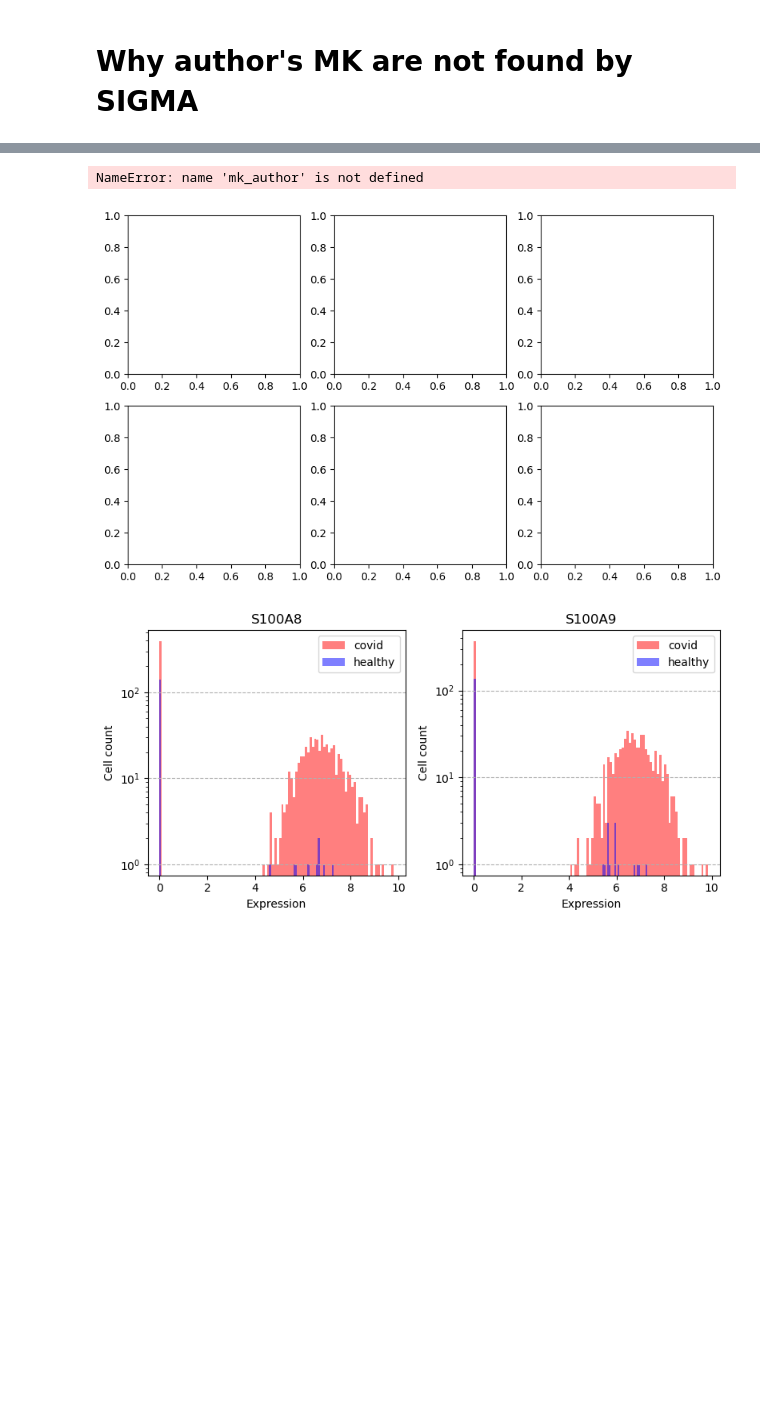
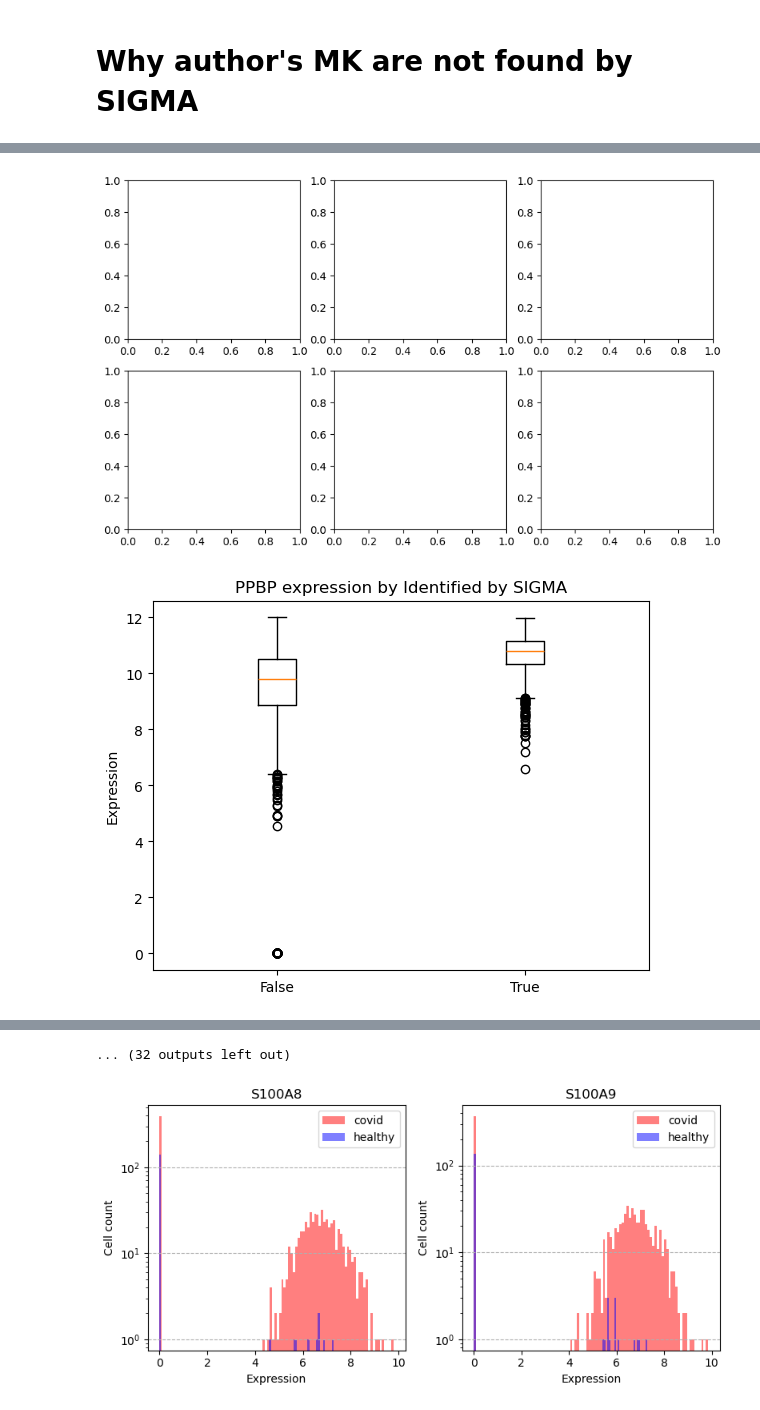
Before and after one commit to Guitout31415/SIGMA, a Jupyter notebook: notebooks/compare_fortman_sigma.ipynb, the cells around one changed output, grey strips where cells are left out. Drawn from its saved outputs; the diff is of its cells as text; code cells hidden in the pictures; blank space fills up the shorter version.

```diff
--- a/notebooks/compare_fortman_sigma.ipynb
+++ b/notebooks/compare_fortman_sigma.ipynb
@@ -67,7 +67,18 @@ def plot_gene_expression_summary(adata, top_genes, category, title=None, ax=None
             gene_vals = melted[melted["gene"] == gene]
             grp1 = gene_vals[gene_vals[category] == group_levels[0]]["expression"]
             grp2 = gene_vals[gene_vals[category] == group_levels[1]]["expression"]
-            _, pval = ttest_ind(grp1, grp2, alternative='two-sided', equal_var=False)
+            # Boxplot of expression for the two groups
+            fig_box, ax_box = plt.subplots()
+            ax_box.boxplot(
+                [grp1.values, grp2.values],
+                labels=[str(group_levels[0]), str(group_levels[1])]
+            )
+            ax_box.set_title(f"{gene} expression by {category}")
+            ax_box.set_ylabel("Expression")
+            plt.show()
+
+            # Compute p-value for significance stars on the barplot
+            _, pval = mannwhitneyu(grp1, grp2, alternative='two-sided')
             pvalues[gene] = pval
 
 
@@ -260,7 +271,7 @@ plt.show()
 # %% [markdown]
 # Why author's MK are not found by SIGMA
 # %%
-mk_author_not_sigma = adata_sumry[(adata_sumry.obs["celltype"] == "megakaryocytes") & (adata_sumry.obs["Identified by SIGMA"] == "False")]
+mk_author_not_sigma = adata_sumry[adata_sumry.obs["celltype"] == "megakaryocytes"]
 mk_sigma = adata_sumry[adata_sumry.obs["Identified by SIGMA"] == "True"]
 
 sc.tl.pca(mk_author_not_sigma)
@@ -366,28 +377,30 @@ plot_all_in_one(A, S, macro, bins=200, logy=True, xlim_left=0)
 # %%
-mk_mature = ['GP6', 'PPBP', 'FCGR2A', 'ITGB3', 'ITGA2B', 'PF4', 'GP1BA', 'CD40LG']
-Tlympho = ['CD3D', 'CD4', 'CD3E', 'CD3G', 'PTPRC', 'CD8B', 'CD8A']
-mono = ['CCR2', 'FCN1', 'FCGR3A', 'CD14', 'VCAN', 'LYZ']
-macro = ['CD14', 'CD68', 'ITGAM', 'FCGR1A']
-neutro = ['CSF3R', 'FUT4', 'FCGR3B', 'ITGAM', 'CXCR4', 'MPO', 'CD101']
-Blympho = ['EBF1', 'PAX5', 'CD19', 'MS4A1', 'CD79A']
+mk_mature = ['PPBP', 'PF4', 'GP6', 'CD40LG', 'ITGA2B', 'ITGB3', 'FCGR2A', 'GP1BA']
+Tlympho = ['CD3G', 'CD4', 'CD8A', 'PTPRC', 'CD3D', 'CD3E', 'CD8B']
+mono = ['FCGR3A', 'VCAN', 'CD14', 'FCN1', 'LYZ', 'CCR2']
+macro = ['FCGR3A', 'FCGR1A', 'LGALS3', 'CD14', 'CD163', 'CSF1R', 'AIF1', 'CD68', 'ITGAM']
+neutro = ['FUT4', 'MPO', 'CXCR4', 'CSF3R', 'FCGR3B', 'CD101', 'ITGAM']
+Blympho = ['CD79A', 'CD19', 'MS4A1', 'EBF1', 'PAX5']
 
 fig, ax = plt.subplots(2, 3, figsize=(10, 6))
 
-plot_gene_expression_summary(mk_author, mk_mature, "Identified by SIGMA", title="Mature MK markers", ax=ax[0,0])
+plot_gene_expression_summary(mk_author_not_sigma, mk_mature, "Identified by SIGMA", title="Mature MK markers", ax=ax[0,0])
 plot_gene_expression_summary(mk_author_not_sigma, Tlympho, "Identified by SIGMA", title="T lymphocyte markers", ax=ax[0,1])
 plot_gene_expression_summary(mk_author_not_sigma, mono, "Identified by SIGMA", title="Monocyte markers", ax=ax[0,2])
 plot_gene_expression_summary(mk_author_not_sigma, macro, "Identified by SIGMA", title="Macrophage markers", ax=ax[1,0])
 plot_gene_expression_summary(mk_author_not_sigma, neutro, "Identified by SIGMA", title="Neutrophil markers", ax=ax[1,1])
 plot_gene_expression_summary(mk_author_not_sigma, Blympho, "Identified by SIGMA", title="B lymphocyte markers", ax=ax[1,2])
 
 # build a common legend from the first axis and remove per-axis legends
 handles, labels = ax[0,0].get_legend_handles_labels()
 for a in ax.ravel():
     a.legend_.remove()
 
 fig.legend(handles, labels, loc='lower center', ncol=2, title='Identified by SIGMA')
 plt.tight_layout(rect=[0, 0.08, 1, 1])
 
 fig.savefig('figures/fortman_LineageExpression.svg', bbox_inches="tight", dpi=300)
 plt.show()
 # %% [output]
+[figure]
+[figure, added]
@@ -394,5 +417,4 @@ plt.show()
-NameError: name 'mk_author' is not defined
+... (32 outputs left out)
-[figure]
 # %%
 s100 = mk_sigma.to_df()[["S100A8", "S100A9"]]
 
```
Also changed, not shown: parts of 3 cells of this notebook.
